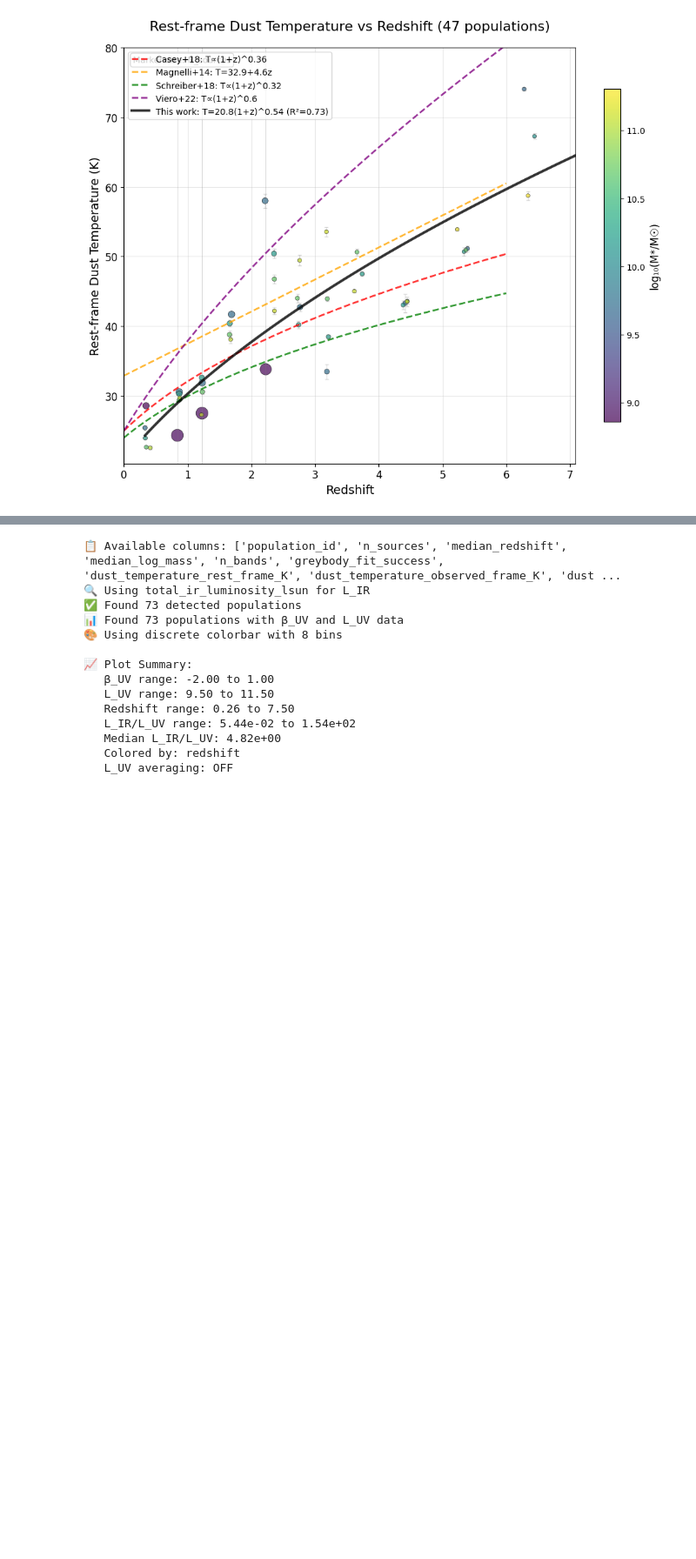
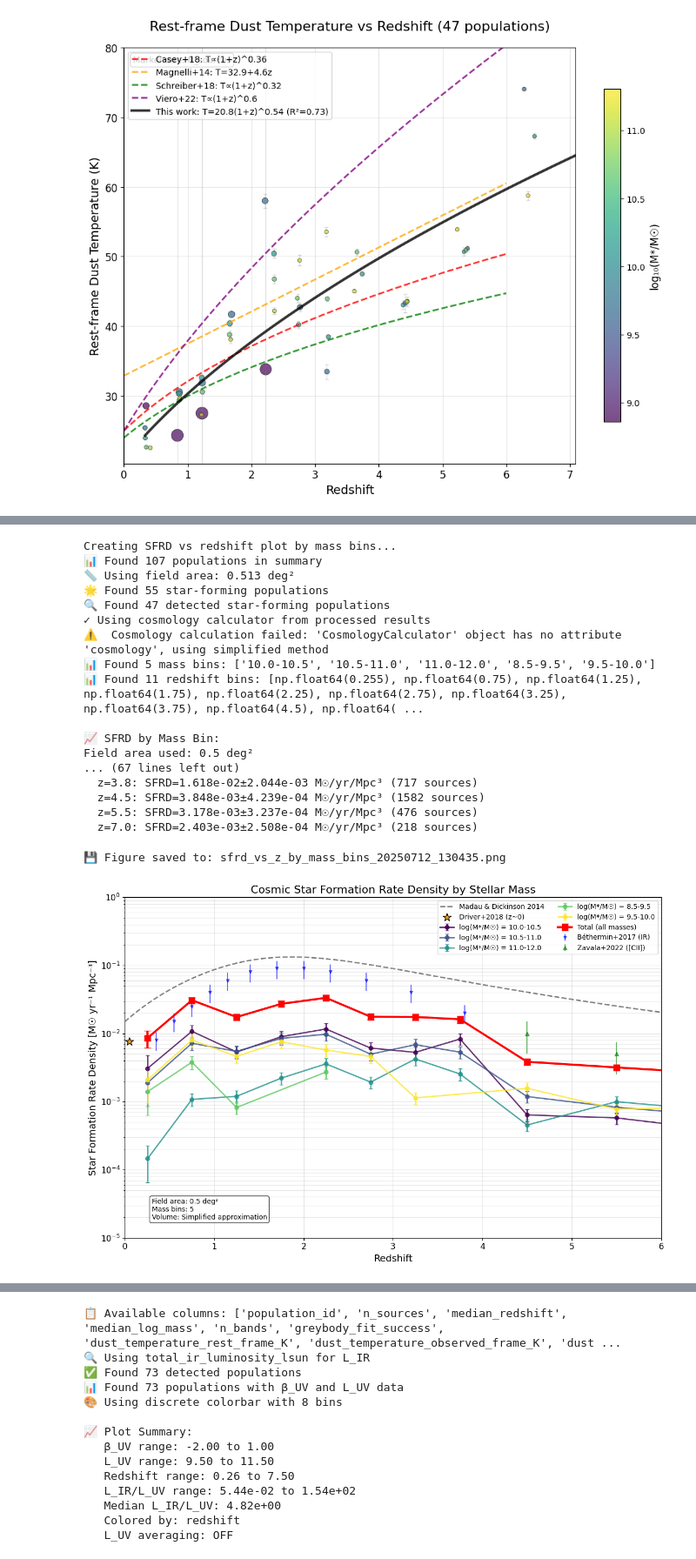
Before and after one commit to marcoviero/simstack4, a Jupyter notebook: notebooks/2025-06-20-load-json-fit-seds.ipynb, the cells around one changed output, grey strips where cells are left out. Shown at 87% size. Drawn from its saved outputs; the diff is of its cells as text; code cells hidden in the pictures; blank space fills up the shorter version.

```diff
--- a/notebooks/2025-06-20-load-json-fit-seds.ipynb
+++ b/notebooks/2025-06-20-load-json-fit-seds.ipynb
@@ -1417,0 +2023,33 @@ fig3, df = create_temperature_evolution_plot(wrapper,
+# %%
+# Usage example:
+print("Creating SFRD vs redshift plot by mass bins...")
+fig, ax, mass_data, total_data = plot_sfrd_vs_redshift_by_mass_bins(
+    wrapper,
+    save_path=f'sfrd_vs_z_by_mass_bins_{file_date}.png',
+    figsize=(12, 8),
+    include_literature=True,
+    show_uncertainties=True,
+    field_area_deg2=0.54 * 0.95
+)
+
+plt.show()
+# %% [output]
+Creating SFRD vs redshift plot by mass bins...
+📊 Found 107 populations in summary
+📏 Using field area: 0.513 deg²
+🌟 Found 55 star-forming populations
+🔍 Found 47 detected star-forming populations
+✓ Using cosmology calculator from processed results
+⚠️  Cosmology calculation failed: 'CosmologyCalculator' object has no attribute 'cosmology', using simplified method
+📊 Found 5 mass bins: ['10.0-10.5', '10.5-11.0', '11.0-12.0', '8.5-9.5', '9.5-10.0']
+📊 Found 11 redshift bins: [np.float64(0.255), np.float64(0.75), np.float64(1.25), np.float64(1.75), np.float64(2.25), np.float64(2.75), np.float64(3.25), np.float64(3.75), np.float64(4.5), np.float64( ...
+
+📈 SFRD by Mass Bin:
+Field area used: 0.5 deg²
+... (67 lines left out)
+  z=3.8: SFRD=1.618e-02±2.044e-03 M☉/yr/Mpc³ (717 sources)
+  z=4.5: SFRD=3.848e-03±4.239e-04 M☉/yr/Mpc³ (1582 sources)
+  z=5.5: SFRD=3.178e-03±3.237e-04 M☉/yr/Mpc³ (476 sources)
+  z=7.0: SFRD=2.403e-03±2.508e-04 M☉/yr/Mpc³ (218 sources)
+💾 Figure saved to: sfrd_vs_z_by_mass_bins_20250712_130435.png
+[figure, added]
```
Also changed, not shown: parts of 14 cells of this notebook.
